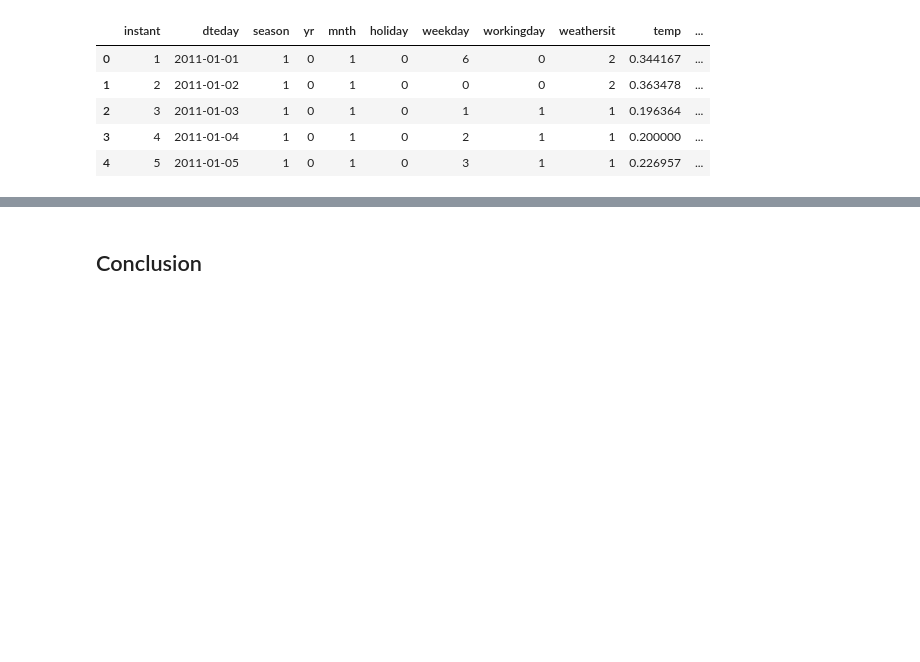
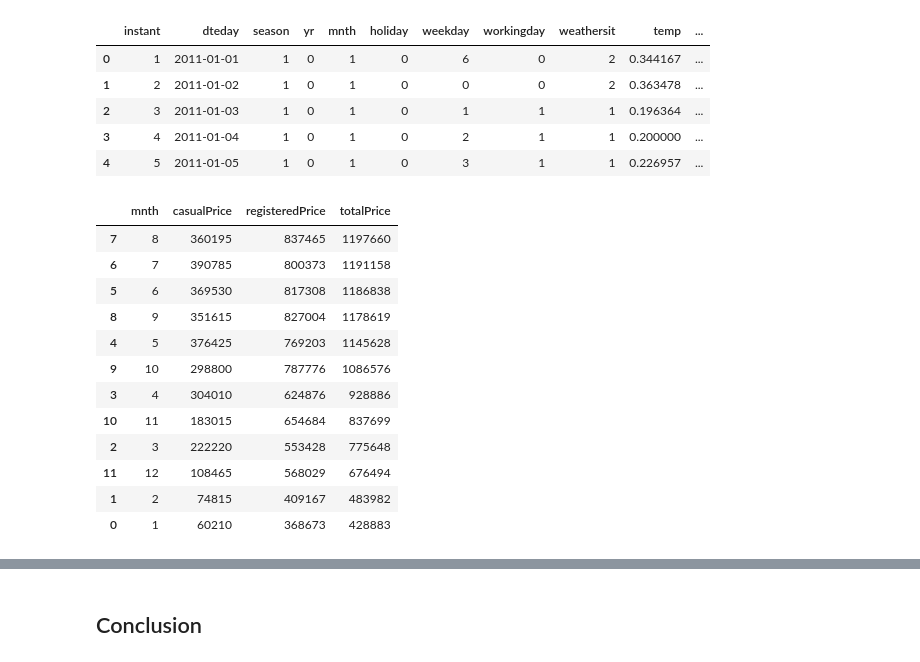
Before and after one commit to mayanggumelarr/PROYEK-ANALISIS-DATA, a Jupyter notebook: Proyek_Analisis_Data.ipynb, the cells around one changed output, grey strips where cells are left out. Cells and saved outputs as stored; diff of their text form; code cells hidden in the pictures; blank space fills up the shorter version.

```diff
--- a/Proyek_Analisis_Data.ipynb
+++ b/Proyek_Analisis_Data.ipynb
@@ -663,3 +663,26 @@ day_copy.head()
 # %%
 # simpan ke bentuk csv
 day_copy.to_csv('day_data_with_price.csv')
+# %%
+# revenue berdasarkan bulan
+reve = day_copy.groupby("mnth").agg({
+    'casualPrice':'sum',
+    'registeredPrice':'sum',
+    'totalPrice':'sum'
+}).reset_index()
+
+reve.sort_values(by='totalPrice', ascending=False)
+# %% [output]
+|  | mnth | casualPrice | registeredPrice | totalPrice |
+| 7 | 8 | 360195 | 837465 | 1197660 |
+| 6 | 7 | 390785 | 800373 | 1191158 |
+| 5 | 6 | 369530 | 817308 | 1186838 |
+| 8 | 9 | 351615 | 827004 | 1178619 |
+| 4 | 5 | 376425 | 769203 | 1145628 |
+| 9 | 10 | 298800 | 787776 | 1086576 |
+| 3 | 4 | 304010 | 624876 | 928886 |
+| 10 | 11 | 183015 | 654684 | 837699 |
+| 2 | 3 | 222220 | 553428 | 775648 |
+| 11 | 12 | 108465 | 568029 | 676494 |
+| 1 | 2 | 74815 | 409167 | 483982 |
+| 0 | 1 | 60210 | 368673 | 428883 |
```
Also changed, not shown: parts of 1 cell of this notebook.
